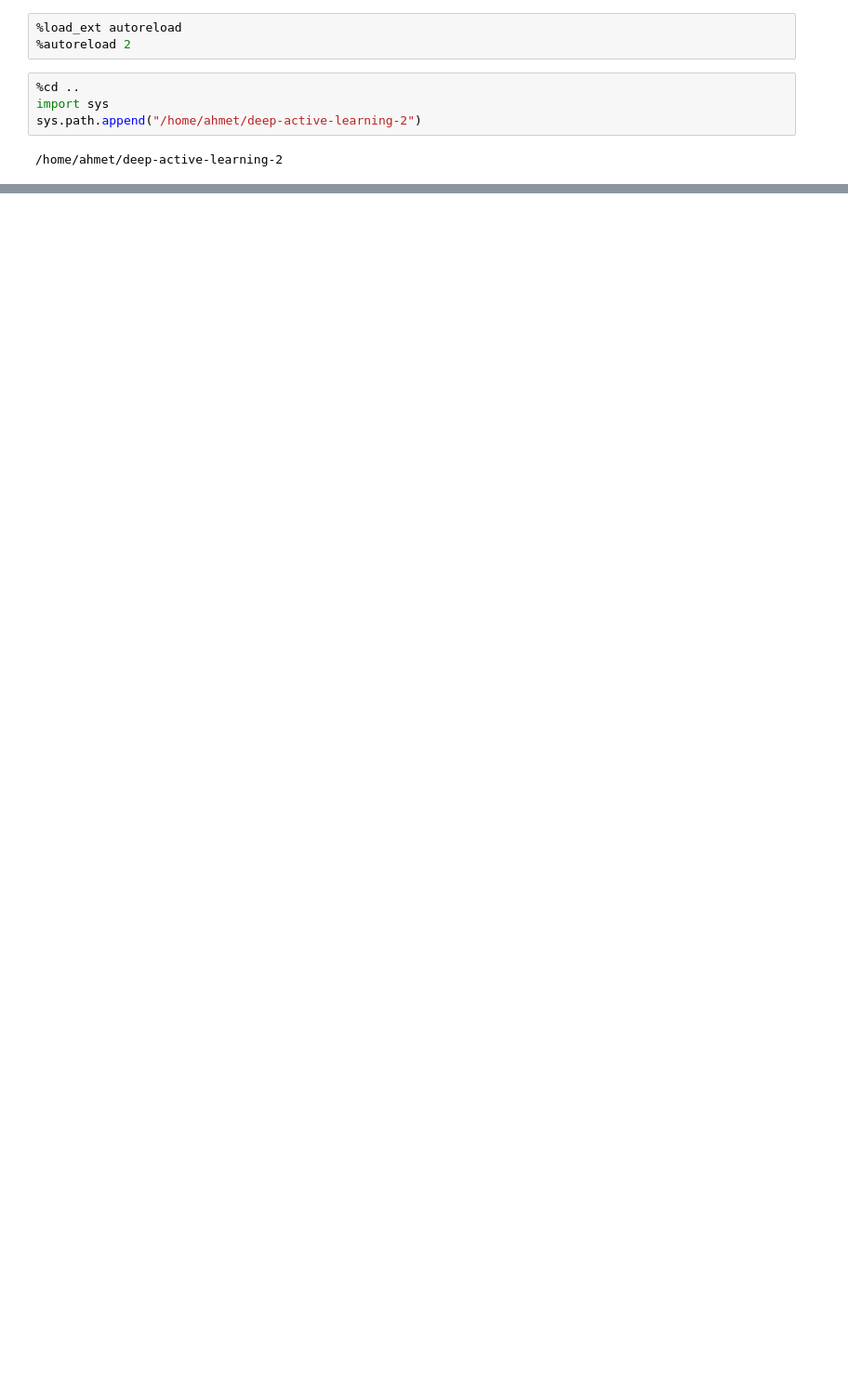
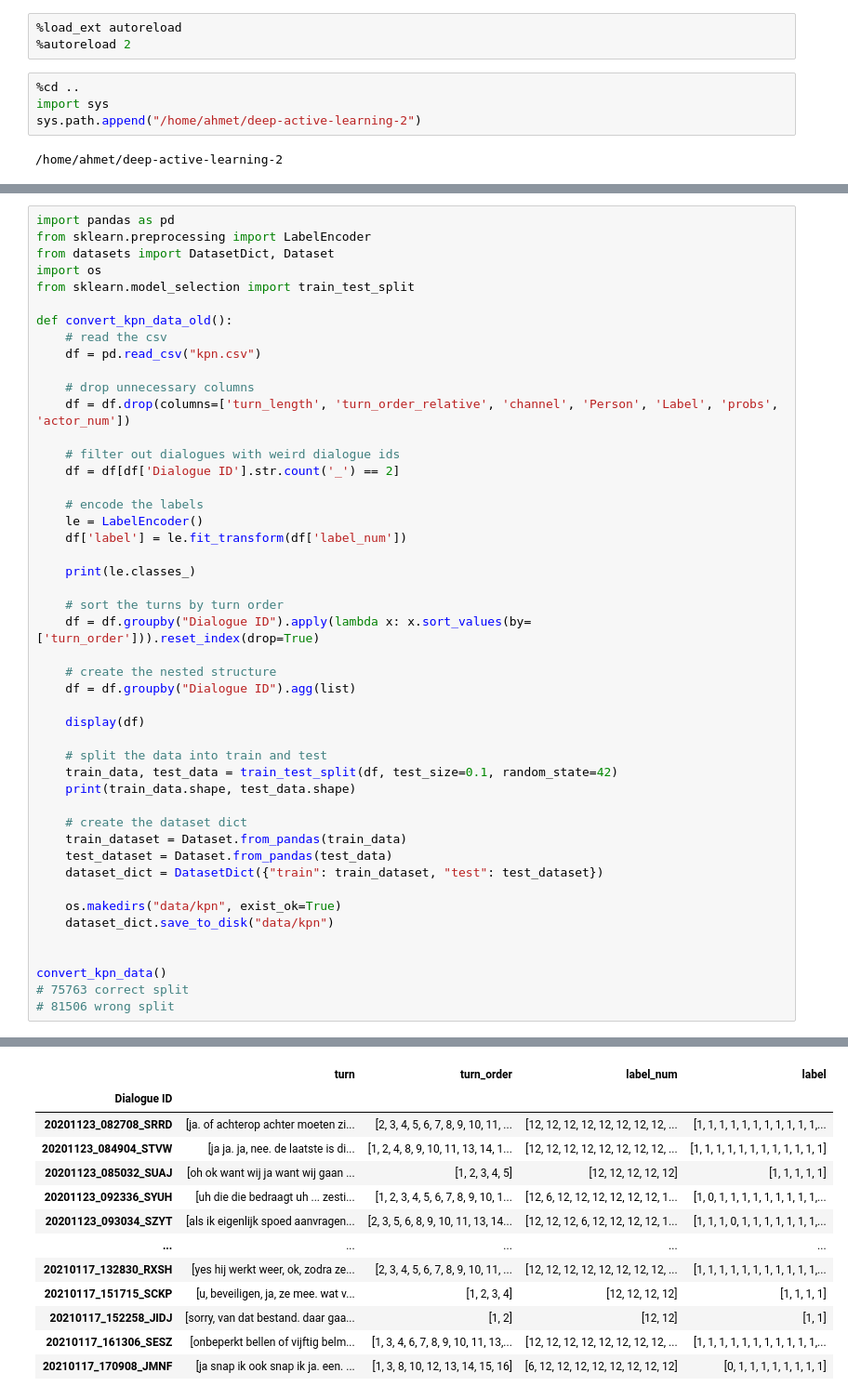
Before and after one commit to ahmetayrnc/deep-active-learning-2, a Jupyter notebook: scripts/test.ipynb, the cells around one changed output, grey strips where cells are left out. Shown at 93% size. Saved outputs shown, nothing was run; the diff lists cells and outputs as text; blank space fills up the shorter version.

```diff
--- a/scripts/test.ipynb
+++ b/scripts/test.ipynb
@@ -35,0 +156,48 @@ sys.path.append("/home/ahmet/deep-active-learning-2")
+# %%
+import pandas as pd
+from sklearn.preprocessing import LabelEncoder
+from datasets import DatasetDict, Dataset
+import os
+from sklearn.model_selection import train_test_split
+
+def convert_kpn_data_old():
+    # read the csv
+    df = pd.read_csv("kpn.csv")
+
+    # drop unnecessary columns
+    df = df.drop(columns=['turn_length', 'turn_order_relative', 'channel', 'Person', 'Label', 'probs', 'actor_num'])
+
+    # filter out dialogues with weird dialogue ids
+    df = df[df['Dialogue ID'].str.count('_') == 2]
+
+    # encode the labels
+    le = LabelEncoder()
+    df['label'] = le.fit_transform(df['label_num'])
+
+    print(le.classes_)
+
+    # sort the turns by turn order
+    df = df.groupby("Dialogue ID").apply(lambda x: x.sort_values(by=['turn_order'])).reset_index(drop=True)
+
+    # create the nested structure
+    df = df.groupby("Dialogue ID").agg(list)
+
+    display(df)
+
+    # split the data into train and test
+    train_data, test_data = train_test_split(df, test_size=0.1, random_state=42)
+    print(train_data.shape, test_data.shape)
+
+    # create the dataset dict
+    train_dataset = Dataset.from_pandas(train_data)
+    test_dataset = Dataset.from_pandas(test_data)
+    dataset_dict = DatasetDict({"train": train_dataset, "test": test_dataset})
+
+    os.makedirs("data/kpn", exist_ok=True)
+    dataset_dict.save_to_disk("data/kpn")
+
+
+convert_kpn_data()
+# 75763 correct split
+# 81506 wrong split
+# %% [output]
@@ -35,0 +205,13 @@ sys.path.append("/home/ahmet/deep-active-learning-2")
+|  | turn | turn_order | label_num | label |
+| Dialogue ID |  |  |  |  |
+| 20201123_082708_SRRD | [ja. of achterop achter moeten zi... | [2, 3, 4, 5, 6, 7, 8, 9, 10, 11, ... | [12, 12, 12, 12, 12, 12, 12, 12, ... | [1, 1, 1, 1, 1, 1, 1, 1, 1, 1, 1,... |
+| 20201123_084904_STVW | [ja ja. ja, nee. de laatste is di... | [1, 2, 4, 8, 9, 10, 11, 13, 14, 1... | [12, 12, 12, 12, 12, 12, 12, 12, ... | [1, 1, 1, 1, 1, 1, 1, 1, 1, 1, 1, 1] |
+| 20201123_085032_SUAJ | [oh ok want wij ja want wij gaan ... | [1, 2, 3, 4, 5] | [12, 12, 12, 12, 12] | [1, 1, 1, 1, 1] |
+| 20201123_092336_SYUH | [uh die die bedraagt uh ... zesti... | [1, 2, 3, 4, 5, 6, 7, 8, 9, 10, 1... | [12, 6, 12, 12, 12, 12, 12, 12, 1... | [1, 0, 1, 1, 1, 1, 1, 1, 1, 1, 1,... |
+| 20201123_093034_SZYT | [als ik eigenlijk spoed aanvragen... | [2, 3, 5, 6, 8, 9, 10, 11, 13, 14... | [12, 12, 12, 6, 12, 12, 12, 12, 1... | [1, 1, 1, 0, 1, 1, 1, 1, 1, 1, 1,... |
+| ... | ... | ... | ... | ... |
+| 20210117_132830_RXSH | [yes hij werkt weer, ok, zodra ze... | [2, 3, 4, 5, 6, 7, 8, 9, 10, 11, ... | [12, 12, 12, 12, 12, 12, 12, 12, ... | [1, 1, 1, 1, 1, 1, 1, 1, 1, 1, 1,... |
+| 20210117_151715_SCKP | [u, beveiligen, ja, ze mee. wat v... | [1, 2, 3, 4] | [12, 12, 12, 12] | [1, 1, 1, 1] |
+| 20210117_152258_JIDJ | [sorry, van dat bestand. daar gaa... | [1, 2] | [12, 12] | [1, 1] |
+| 20210117_161306_SESZ | [onbeperkt bellen of vijftig belm... | [1, 3, 4, 6, 7, 8, 9, 10, 11, 13,... | [12, 12, 12, 12, 12, 12, 12, 12, ... | [1, 1, 1, 1, 1, 1, 1, 1, 1, 1, 1,... |
+| 20210117_170908_JMNF | [ja snap ik ook snap ik ja. een. ... | [1, 3, 8, 10, 12, 13, 14, 15, 16] | [6, 12, 12, 12, 12, 12, 12, 12, 12] | [0, 1, 1, 1, 1, 1, 1, 1, 1] |
```
Also changed, not shown: parts of 8 cells of this notebook, 15 other files.
